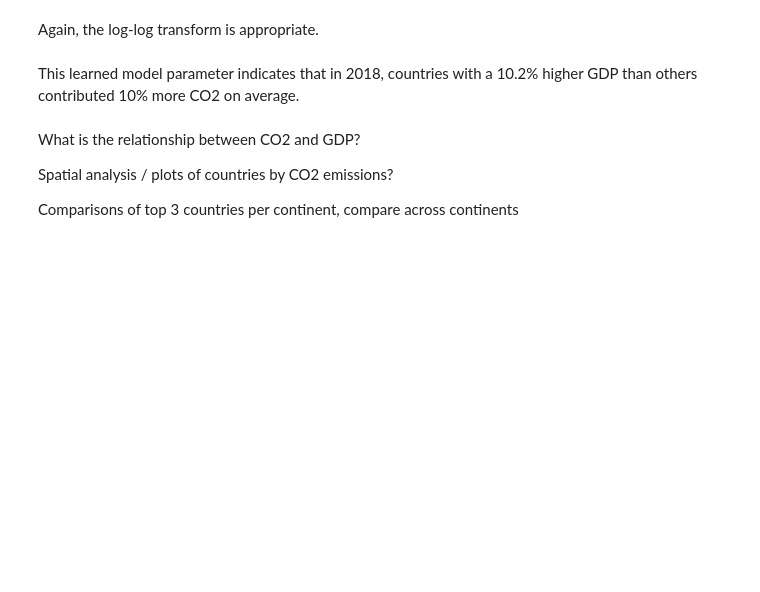
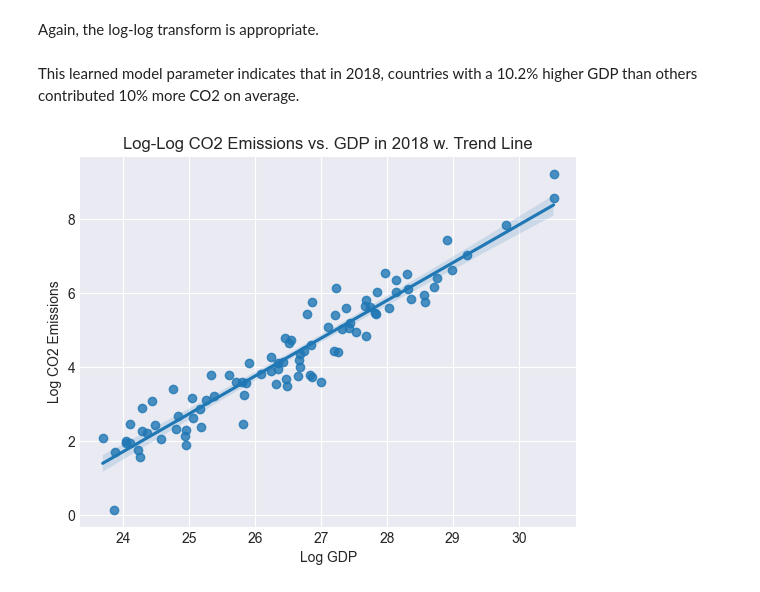
Before and after one commit to haruiz/STAT650-midterm, a Jupyter notebook: midterm_analysis.ipynb, the cells around one changed output. Cells and saved outputs as stored; diff of their text form; code cells hidden in the pictures; blank space fills up the shorter version.

Commit message:
analysis notebook merged

```diff
--- a/midterm_analysis.ipynb
+++ b/midterm_analysis.ipynb
@@ -252,9 +273,12 @@ plt.ylabel("Log CO2 Emissions")
 plt.title("Log-Log CO2 Emissions vs. GDP in 2018 w. Trend Line")
 plt.savefig(f"plots/{plt.gcf().axes[0].get_title()}.png", bbox_inches="tight")
 plt.show()
-# %% [markdown]
-What is the relationship between CO2 and GDP?
-
-Spatial analysis / plots of countries by CO2 emissions?
-
-Comparisons of top 3 countries per continent, compare across continents
+# %%
+sns.regplot(data=data_2018_loglog, x='gdp', y='co2')
+plt.xlabel("Log GDP")
+plt.ylabel("Log CO2 Emissions")
+plt.title("Log-Log CO2 Emissions vs. GDP in 2018 w. Trend Line")
+plt.savefig(f"plots/{plt.gcf().axes[0].get_title()}.png", bbox_inches="tight")
+plt.show()
+# %% [output]
+[figure, added]
```
Also changed, not shown: parts of 12 cells of this notebook, 19 other files.
